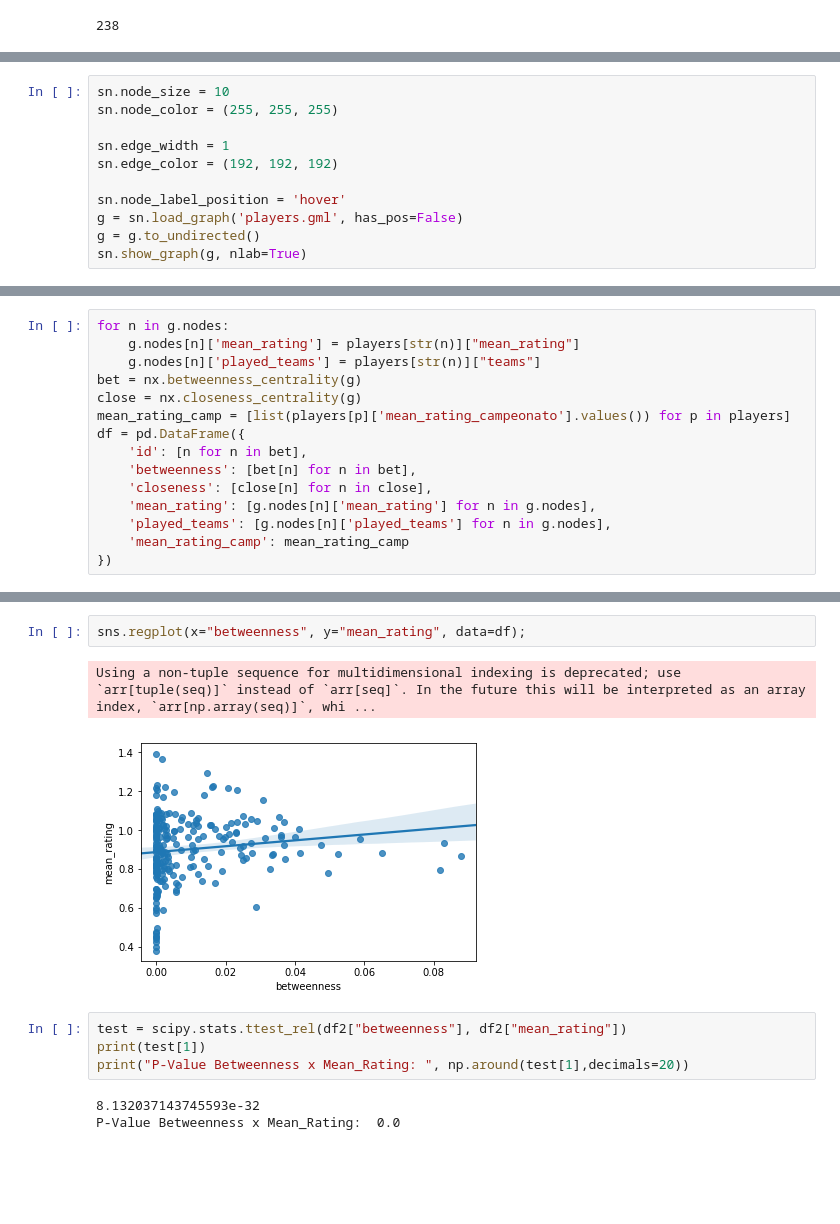
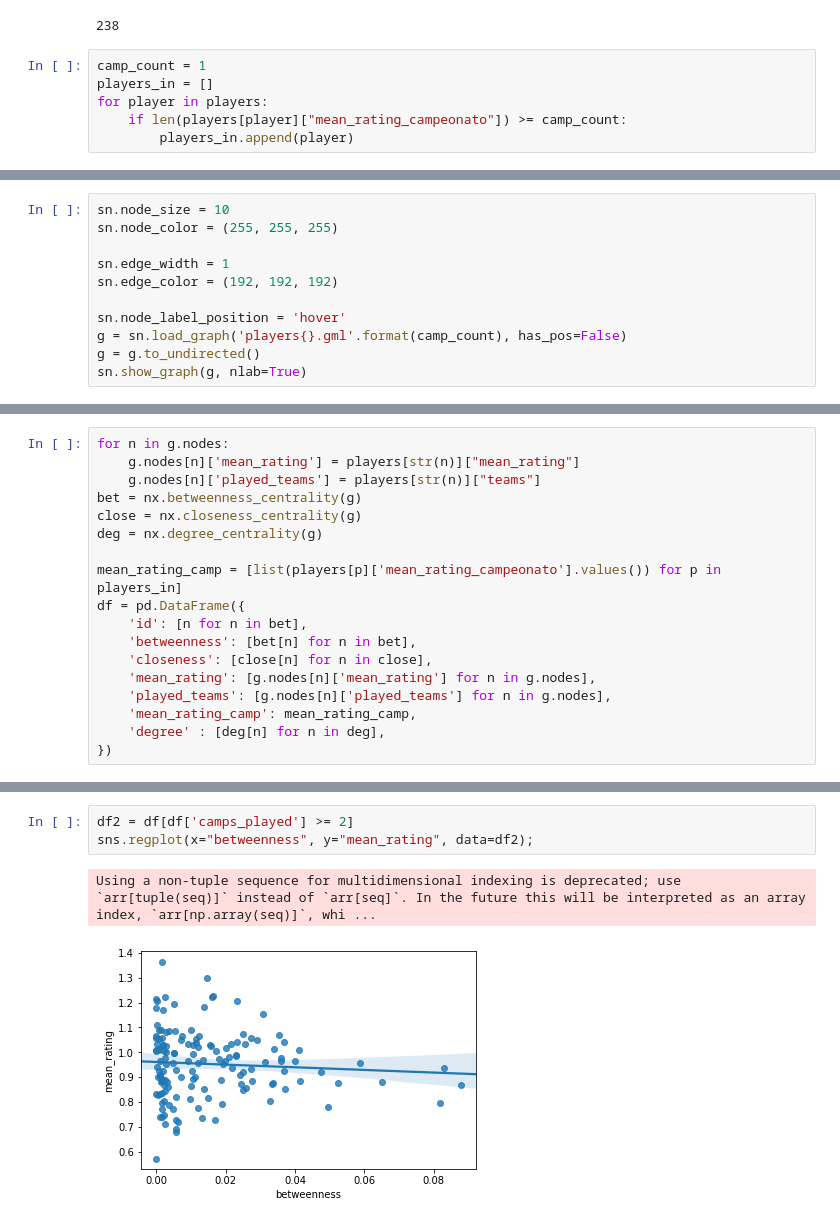
Before and after one commit to filipefborba/GamersNetwork, a Jupyter notebook: GamersNetwork.ipynb, the cells around one changed output, grey strips where cells are left out. Saved outputs shown, nothing was run; the diff lists cells and outputs as text; blank space fills up the shorter version.

```diff
--- a/GamersNetwork.ipynb
+++ b/GamersNetwork.ipynb
@@ -15,4 +15,10 @@ players = json.load(fp)
 print(len(players))
 # %% [output]
 238
+# %%
+camp_count = 1
+players_in = []
+for player in players:
+    if len(players[player]["mean_rating_campeonato"]) >= camp_count:
+        players_in.append(player)
 # %%
@@ -35,7 +48,7 @@ sn.edge_width = 1
 sn.edge_color = (192, 192, 192)
 
 sn.node_label_position = 'hover'
-g = sn.load_graph('players.gml', has_pos=False)
+g = sn.load_graph('players{}.gml'.format(camp_count), has_pos=False)
 g = g.to_undirected()
 sn.show_graph(g, nlab=True)
 # %% [output]
@@ -46,14 +59,17 @@ for n in g.nodes:
     g.nodes[n]['played_teams'] = players[str(n)]["teams"]
 bet = nx.betweenness_centrality(g)
 close = nx.closeness_centrality(g)
-mean_rating_camp = [list(players[p]['mean_rating_campeonato'].values()) for p in players]
+deg = nx.degree_centrality(g)
+
+mean_rating_camp = [list(players[p]['mean_rating_campeonato'].values()) for p in players_in]
 df = pd.DataFrame({
     'id': [n for n in bet],
     'betweenness': [bet[n] for n in bet],
     'closeness': [close[n] for n in close],
     'mean_rating': [g.nodes[n]['mean_rating'] for n in g.nodes],
     'played_teams': [g.nodes[n]['played_teams'] for n in g.nodes],
-    'mean_rating_camp': mean_rating_camp
+    'mean_rating_camp': mean_rating_camp,
+    'degree' : [deg[n] for n in deg],
 })
 # %%
 df['camps_played'] = df['mean_rating_camp'].str.len()
@@ -107,12 +149,6 @@ df["closeness"].corr(df["mean_rating"])
 # %%
-sns.regplot(x="betweenness", y="mean_rating", data=df);
+df2 = df[df['camps_played'] >= 2]
+sns.regplot(x="betweenness", y="mean_rating", data=df2);
 # %% [output]
 Using a non-tuple sequence for multidimensional indexing is deprecated; use `arr[tuple(seq)]` instead of `arr[seq]`. In the future this will be interpreted as an array index, `arr[np.array(seq)]`, whi ...
-[figure, old version]
+[figure, new version]
-# %%
-test = scipy.stats.ttest_rel(df2["betweenness"], df2["mean_rating"])
-print(test[1])
-print("P-Value Betweenness x Mean_Rating: ", np.around(test[1],decimals=20))
-# %% [output]
-8.132037143745593e-32
-P-Value Betweenness x Mean_Rating:  0.0
```
Also changed, not shown: parts of 13 cells of this notebook, 1 other file.
